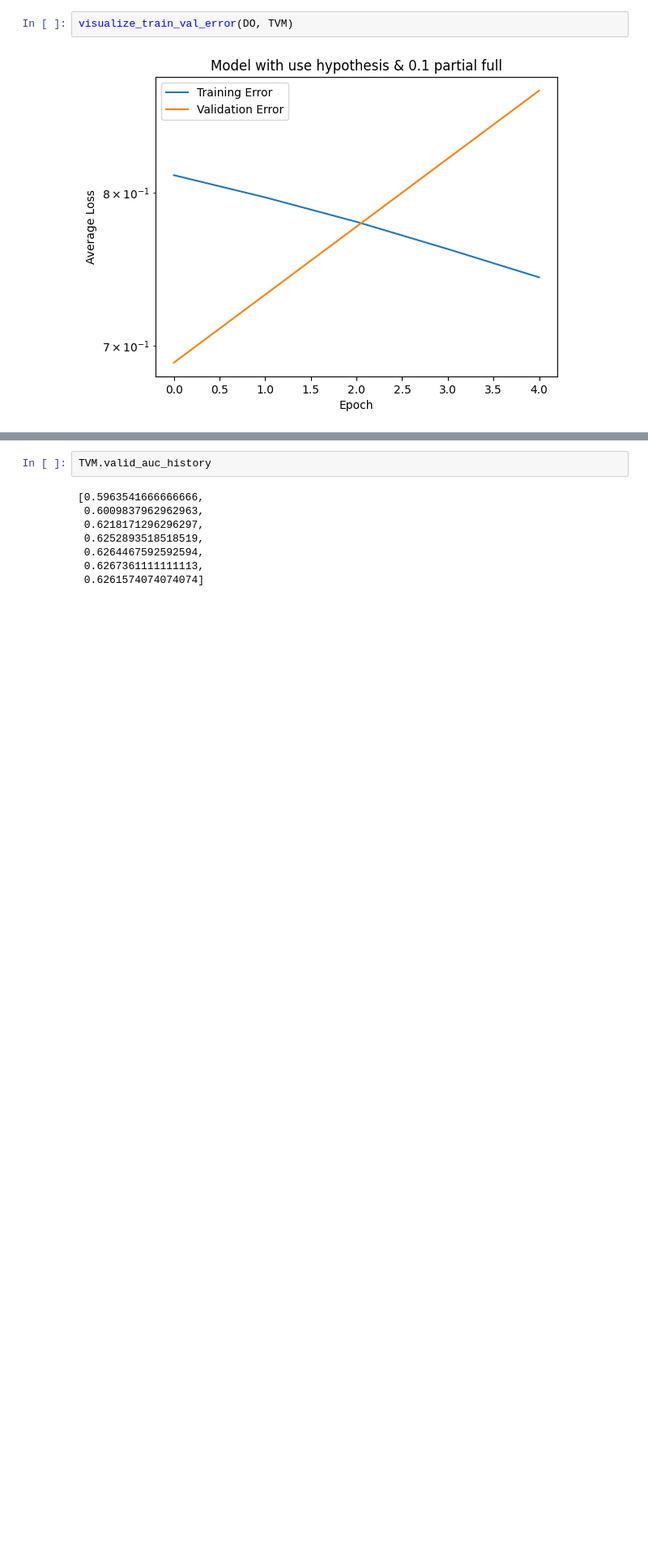
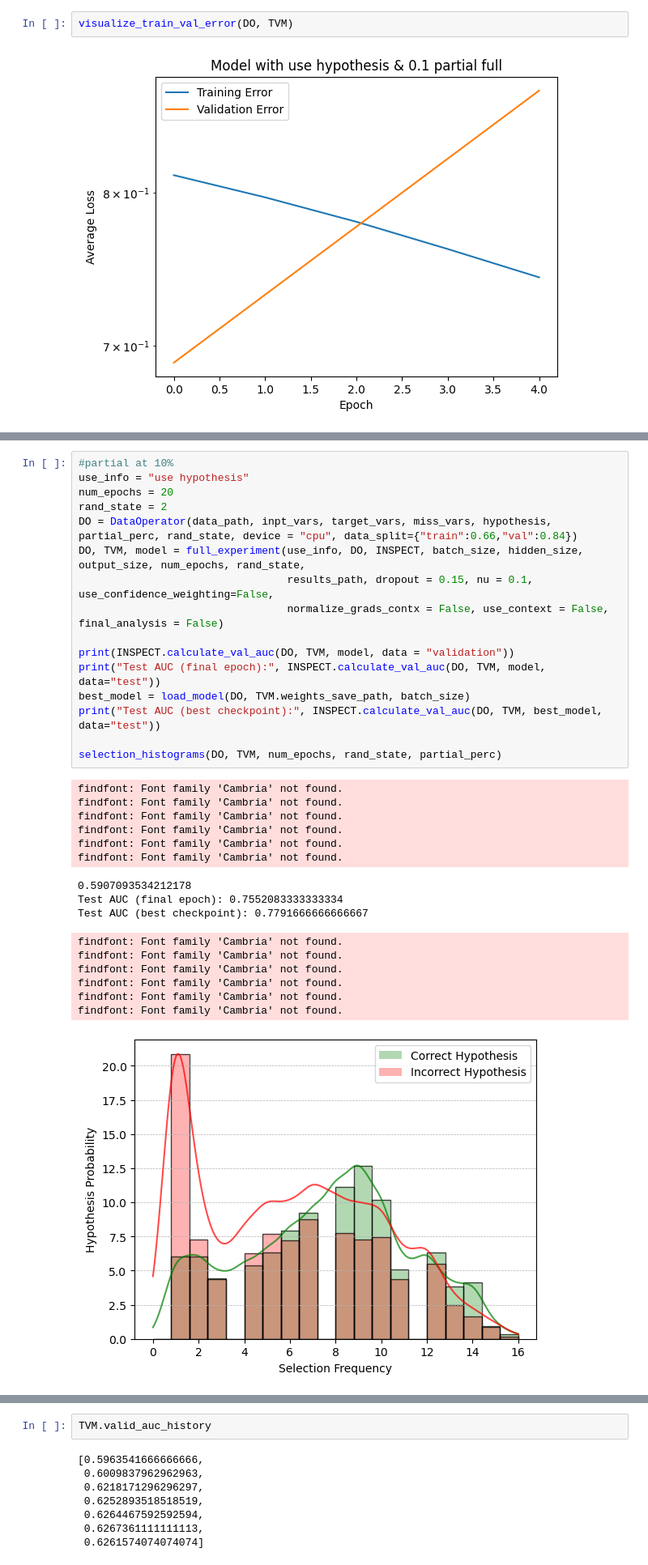
Before and after one commit to PauloNeves-Git/gradient_guided_hypotheses, a Jupyter notebook: notebooks/Blood.ipynb, the cells around one changed output, grey strips where cells are left out. Shown at 81% size. Drawn from its saved outputs; the diff is of its cells as text; blank space fills up the shorter version.

```diff
--- a/notebooks/Blood.ipynb
+++ b/notebooks/Blood.ipynb
@@ -274,3 +292,36 @@ KeyboardInterrupt
+# %%
+#partial at 10%
+use_info = "use hypothesis"
+num_epochs = 20
+rand_state = 2
+DO = DataOperator(data_path, inpt_vars, target_vars, miss_vars, hypothesis, partial_perc, rand_state, device = "cpu", data_split={"train":0.66,"val":0.84})
+DO, TVM, model = full_experiment(use_info, DO, INSPECT, batch_size, hidden_size, output_size, num_epochs, rand_state,
+                                 results_path, dropout = 0.15, nu = 0.1, use_confidence_weighting=False,
+                                 normalize_grads_contx = False, use_context = False, final_analysis = False)
+
+print(INSPECT.calculate_val_auc(DO, TVM, model, data = "validation"))
+print("Test AUC (final epoch):", INSPECT.calculate_val_auc(DO, TVM, model, data="test"))
+best_model = load_model(DO, TVM.weights_save_path, batch_size)
+print("Test AUC (best checkpoint):", INSPECT.calculate_val_auc(DO, TVM, best_model, data="test"))
+
+selection_histograms(DO, TVM, num_epochs, rand_state, partial_perc)
+# %% [output]
+findfont: Font family 'Cambria' not found.
+findfont: Font family 'Cambria' not found.
+findfont: Font family 'Cambria' not found.
+findfont: Font family 'Cambria' not found.
+findfont: Font family 'Cambria' not found.
+findfont: Font family 'Cambria' not found.
+0.5907093534212178
+Test AUC (final epoch): 0.7552083333333334
+Test AUC (best checkpoint): 0.7791666666666667
+findfont: Font family 'Cambria' not found.
+findfont: Font family 'Cambria' not found.
+findfont: Font family 'Cambria' not found.
+findfont: Font family 'Cambria' not found.
+findfont: Font family 'Cambria' not found.
+findfont: Font family 'Cambria' not found.
+[figure, added]
 # %%
 #partial at 10%
 use_info = "use hypothesis"
```
Also changed, not shown: parts of 24 cells of this notebook, 6 other files.
